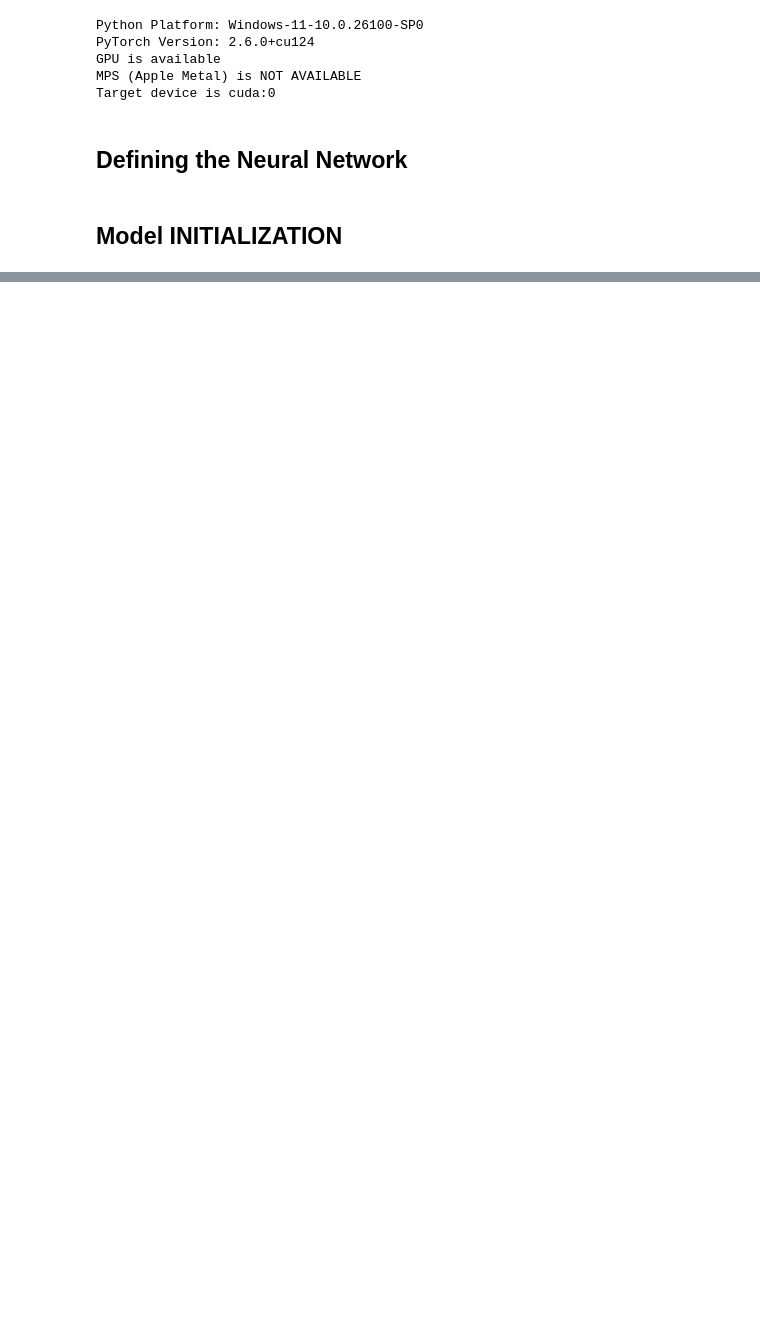
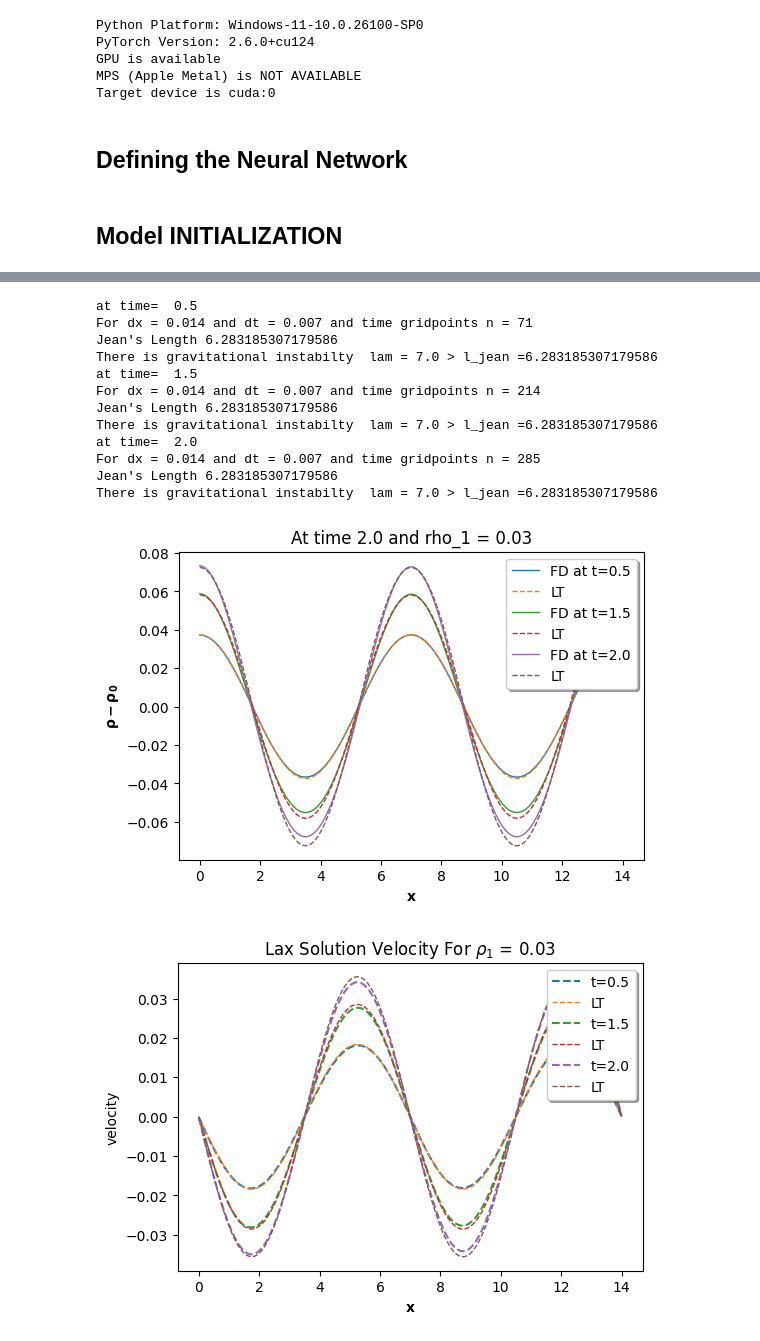
Before and after one commit to sauddy/GRINN, a Jupyter notebook: GRINN_torch_code/torch_GHD_combined.ipynb, the cells around one changed output, grey strips where cells are left out. Cells and saved outputs as stored; diff of their text form; code cells hidden in the pictures; blank space fills up the shorter version.

```diff
--- a/GRINN_torch_code/torch_GHD_combined.ipynb
+++ b/GRINN_torch_code/torch_GHD_combined.ipynb
@@ -1071,0 +1009,35 @@ rho_theory_max=1.0724450039638485 at time 2.0
+# %%
+import LAX as LAX
+import numpy as np
+
+## Parameters for the LAX method
+nu = 0.5            # COURANT number
+N = 1000            # number of grid points
+
+import time
+
+# start = time.time()
+# # t = 1          # time till integrate
+# # LAX.lax_solution1D(t,N,nu,lam,num_of_waves,rho_1,gravity=True,isplot = True,comparison = True)
+# end = time.time()
+# print("Total time = {} sec for N= {}".format(end - start,N))
+
+
+time_array = np.asarray([0.5,1.5,tmax])
+for time_ in time_array:
+    LAX.lax_solution1D(time_,N,nu,lam,num_of_waves,rho_1,gravity=True,isplot = True,comparison = True,animation=None)
+# %% [output]
+at time=  0.5
+For dx = 0.014 and dt = 0.007 and time gridpoints n = 71
+Jean's Length 6.283185307179586
+There is gravitational instabilty  lam = 7.0 > l_jean =6.283185307179586
+at time=  1.5
+For dx = 0.014 and dt = 0.007 and time gridpoints n = 214
+Jean's Length 6.283185307179586
+There is gravitational instabilty  lam = 7.0 > l_jean =6.283185307179586
+at time=  2.0
+For dx = 0.014 and dt = 0.007 and time gridpoints n = 285
+Jean's Length 6.283185307179586
+There is gravitational instabilty  lam = 7.0 > l_jean =6.283185307179586
+[figure, added]
+[figure, added]
```
Also changed, not shown: parts of 22 cells of this notebook, 30 other files.
